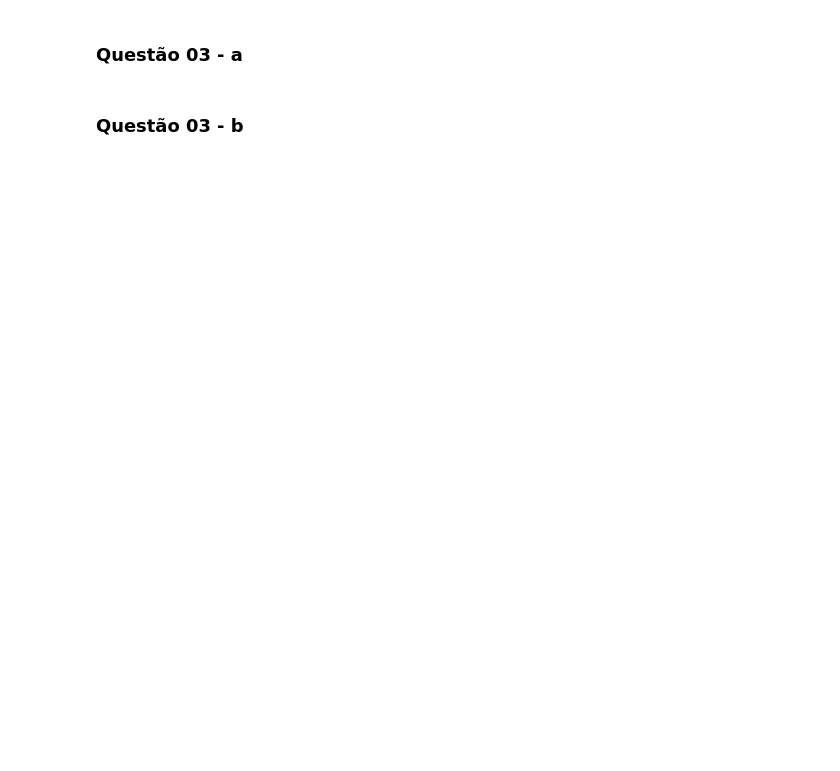
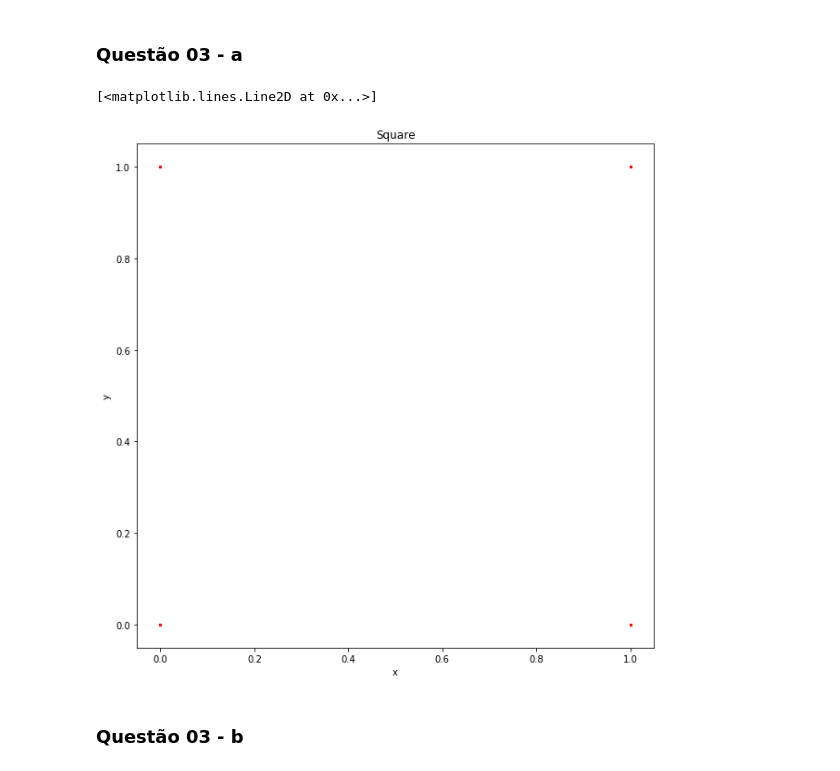
Before and after one commit to matheus-praxedes/Deep-learning, a Jupyter notebook: src/list_1.ipynb, the cells around one changed output. Saved outputs shown, nothing was run; the diff lists cells and outputs as text; code cells hidden in the pictures; blank space fills up the shorter version.

```diff
--- a/src/list_1.ipynb
+++ b/src/list_1.ipynb
@@ -102,14 +137,17 @@ else:
 # %%
 #Plot data
 
 for instance in data_set_3a.data():
     aux.append(instance.input)
 
-plt.figure(figsize=(10, 108))
+plt.figure(figsize=(10, 10))
 plt.title("Square")
 plt.xlabel("x")
 plt.ylabel("y")
 plt.plot([ i[0] for i in aux], [ i[1] for i in aux], 'ro', markersize = 2)
+# %% [output]
+[<matplotlib.lines.Line2D at 0x...>]
+[figure, added]
 # %% [markdown]
 ### **Questão 03 - b**
 # %%
```
Also changed, not shown: parts of 7 cells of this notebook.
